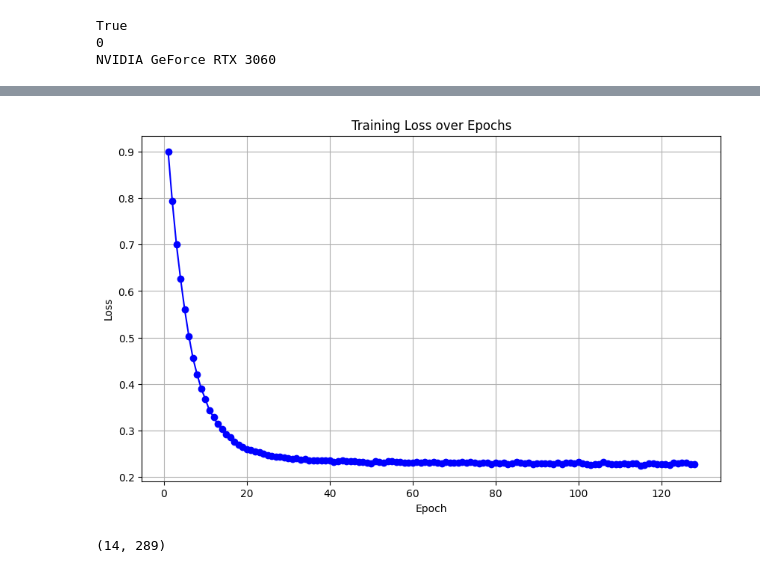
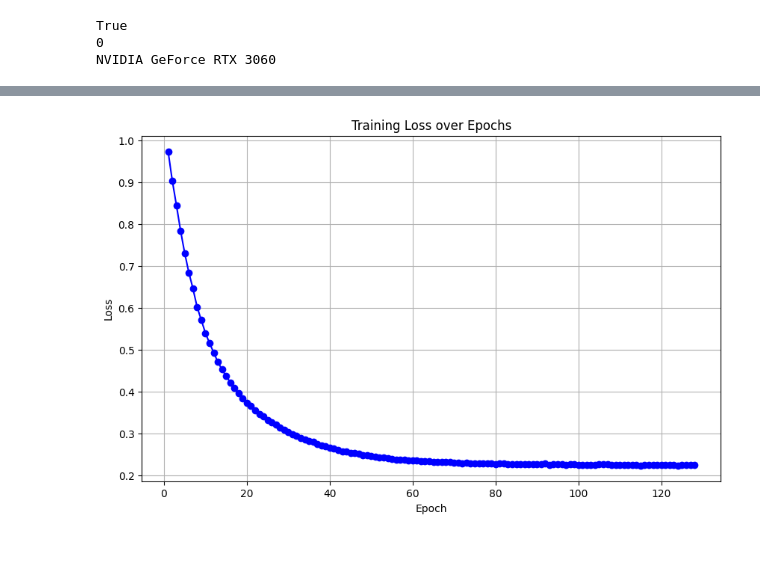
Before and after one commit to xuan13hao/microbiomformer, a Jupyter notebook: Analysis.ipynb, the cells around one changed output, grey strips where cells are left out. Drawn from its saved outputs; the diff is of its cells as text; code cells hidden in the pictures.

Commit message:
nsclc data

```diff
--- a/Analysis.ipynb
+++ b/Analysis.ipynb
@@ -410,7 +410,7 @@ import matplotlib.pyplot as plt
 # Load the OTU table file
 otu_table = pd.read_csv('genus_rotated_f.csv', header=0, index_col=None)
 # Drop columns if all their values are 0
-otu_table = otu_table.loc[:, (otu_table != 0).any(axis=0)]
+# otu_table = otu_table.loc[:, (otu_table != 0).any(axis=0)]
 # Normalize the OTU counts (skip the first column if it's the sample IDs)
 otu_table_proportions = otu_table.div(otu_table.sum(axis=1), axis=0)
 # Convert proportions to percentages
@@ -502,7 +502,8 @@ for epoch in range(num_epochs):
     avg_loss = total_loss / len(dataloader)
     loss_values.append(avg_loss)
     print(f'Epoch {epoch+1}/{num_epochs}, Loss: {avg_loss:.4f}')
-
+# Save the model
+torch.save(model.state_dict(), 'transformer_base_model.pth')
 # Plotting the loss curve
 plt.figure(figsize=(10, 6))
 plt.plot(range(1, num_epochs + 1), loss_values, marker='o', linestyle='-', color='b')
@@ -532 +533 @@ Epoch 128/128, Loss: 0.2279
-[figure, old version]
+[figure, new version]
@@ -568,23 +533,0 @@ NSCLC.to_csv("NSCLC_genus_rotated.csv", index=False)
-# %%
-import pandas as pd
-import torch
-import torch.nn as nn
-from torch.utils.data import Dataset, DataLoader
-from torch.optim import Adam
-import numpy as np
-import matplotlib.pyplot as plt
-
-# Load the OTU table file
-otu_table = pd.read_csv('NSCLC_genus_rotated.csv', header=0, index_col=None)
-# Drop columns if all their values are 0
-otu_table = otu_table.loc[:, (otu_table != 0).any(axis=0)]
-otu_table.shape
-# Normalize the OTU counts (skip the first column if it's the sample IDs)
-# otu_table_proportions = otu_table.div(otu_table.sum(axis=1), axis=0)
-# # Convert proportions to percentages
-# otu_table_percentages = otu_table_proportions * 100
-# # Create a dictionary to map genus names to unique indices
-# genus_names = otu_table_proportions.columns.tolist()
-# genus_to_idx = {genus: idx for idx, genus in enumerate(genus_names)}
-# %% [output]
-(14, 289)
```
Also changed, not shown: parts of 4 cells of this notebook, 9 other files.
